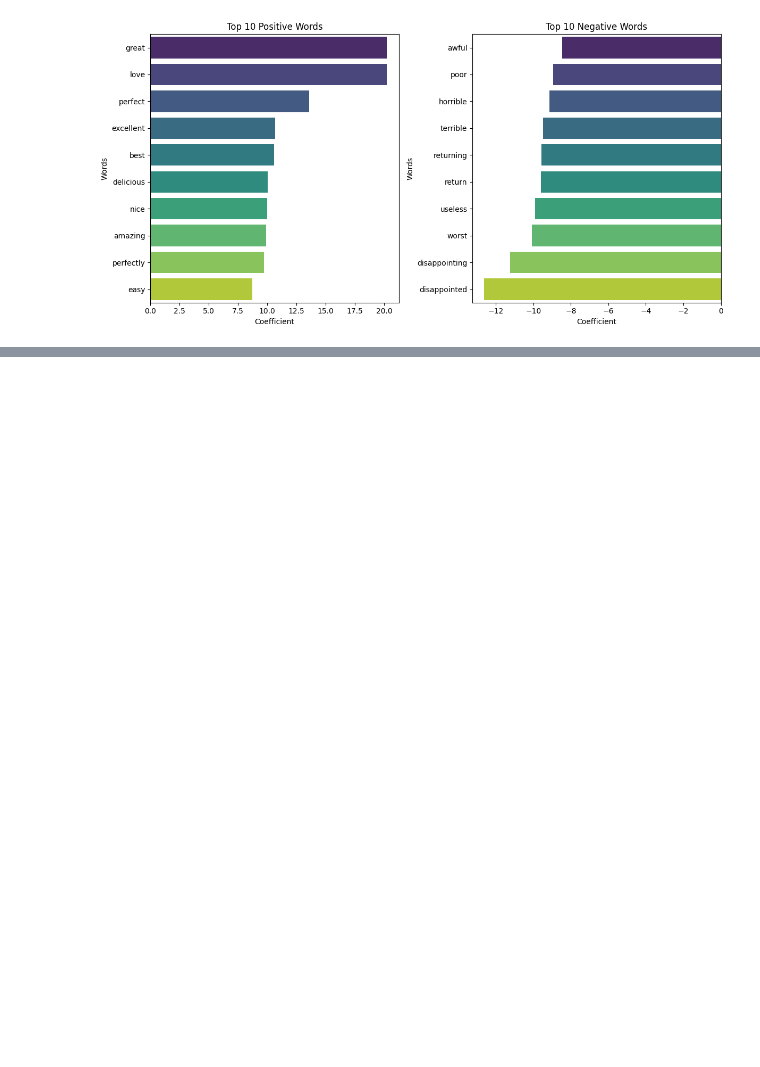
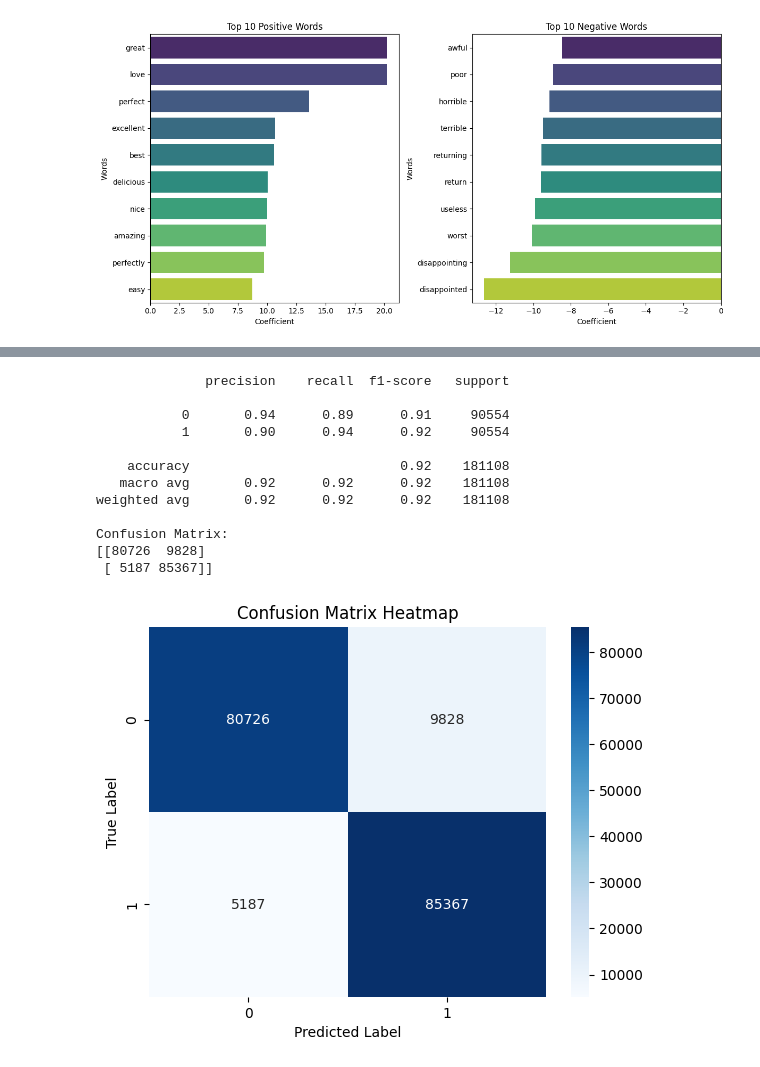
Before and after one commit to JosephKai1/COMP3610PROJECT, a Jupyter notebook: notebooks/BigDataProject.ipynb, the cells around one changed output, grey strips where cells are left out. Saved outputs shown, nothing was run; the diff lists cells and outputs as text; code cells hidden in the pictures; blank space fills up the shorter version.

Commit message:
added correlation matrix

```diff
--- a/notebooks/BigDataProject.ipynb
+++ b/notebooks/BigDataProject.ipynb
@@ -510,2 +544,30 @@ print(classification_report(y_test_resampled, y_pred))
+# %%
+from sklearn.metrics import classification_report, confusion_matrix
+print(classification_report(y_test_resampled, y_pred))
+
+cm = confusion_matrix(y_test_resampled, y_pred)
+
+print("Confusion Matrix:")
+print(cm)
+
+sns.heatmap(cm, annot=True, fmt='d', cmap='Blues')
+plt.xlabel('Predicted Label')
+plt.ylabel('True Label')
+plt.title('Confusion Matrix Heatmap')
+plt.show()
+# %% [output]
+              precision    recall  f1-score   support
+
+           0       0.94      0.89      0.91     90554
+           1       0.90      0.94      0.92     90554
+
+    accuracy                           0.92    181108
+   macro avg       0.92      0.92      0.92    181108
+weighted avg       0.92      0.92      0.92    181108
+
+Confusion Matrix:
+[[80726  9828]
+ [ 5187 85367]]
+[figure, added]
 # %%
 score = lstm_model.evaluate(X_test_resampled, y_test_resampled, verbose=1)
```
Also changed, not shown: parts of 12 cells of this notebook.
